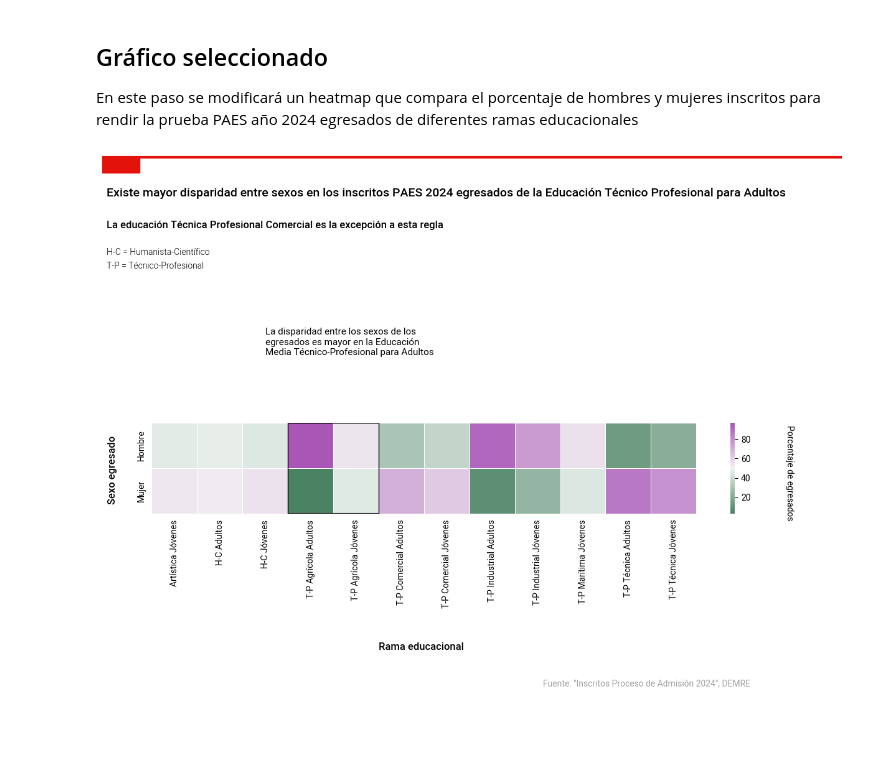
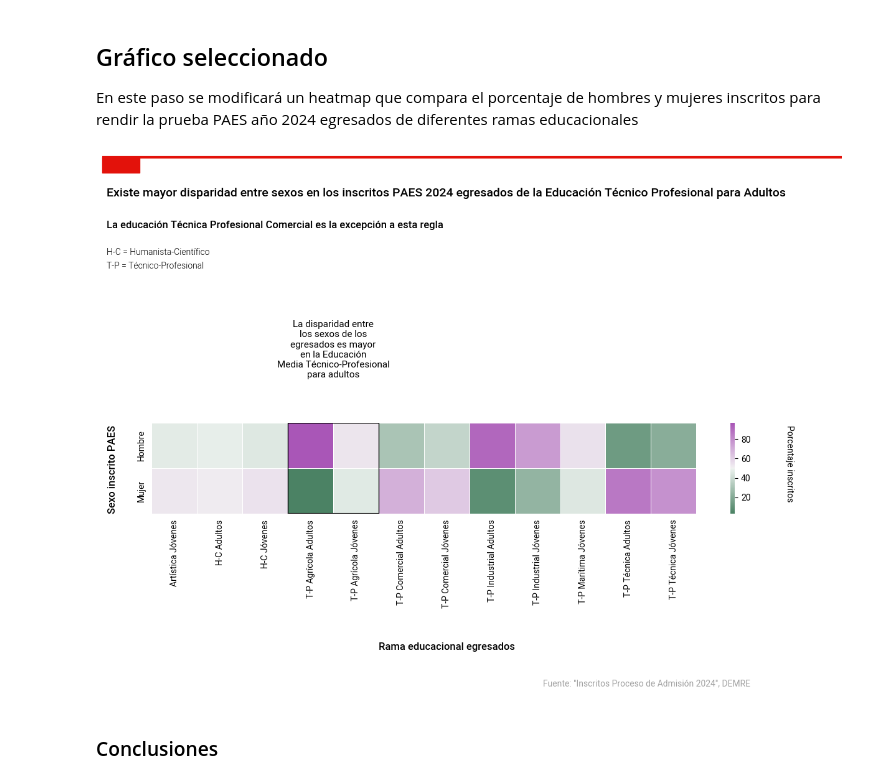
Before and after one commit to principioincertidumbre/dataviz, a Jupyter notebook: Tareas/Tarea3_SofiaVits.ipynb, the cells around one changed output. Cells and saved outputs as stored; diff of their text form; code cells hidden in the pictures; blank space fills up the shorter version.

Commit message:
Actualiza gráfico y agrega conclusiones

```diff
--- a/Tareas/Tarea3_SofiaVits.ipynb
+++ b/Tareas/Tarea3_SofiaVits.ipynb
@@ -447,35 +486,38 @@ ax.text(-1, -4.3, "La educación Técnica Profesional Comercial es la excepción
 ax.xaxis.set_ticks_position('none')
 ax.yaxis.set_ticks_position('none')
 ax.xaxis.set_label_text("")
 ax.yaxis.set_label_text("")
 
 
 fig.add_artist(lines.Line2D([0.01, 1], [1, 1], lw=3, color='#e3120b', solid_capstyle="butt"))
 fig.add_artist(patches.Rectangle((0.01, 0.975), 0.05, 0.025, color='#e3120b'))
 
 source = 'Fuente: "Inscritos Proceso de Admisión 2024", DEMRE'
 fig.text(
     0.6, 0.15, source, color="#a2a2a2",
     fontsize=10, fontfamily="Roboto"
 )
 
 ax.axhline(1.99, 0.25, 0.416, color = 'black', linewidth=0.8 )
 ax.add_patch(Rectangle((3, 0), 2, 2, fill=None, alpha=1))
 
 ax.text(-1,-3.7, 'H-C = Humanista-Científico', fontsize=10, fontweight=300)
 ax.text(-1,-3.4, 'T-P = Técnico-Profesional', fontsize=10, fontweight=300)
 
-ax.text(2.5,-1.5, 'La disparidad entre los sexos de los\negresados es mayor en la Educación\nMedia Técnico-Profesional para Adultos', fontsize=11, fontweight=400)
+ax.text(4,-1, 'La disparidad entre\nlos sexos de los\negresados es mayor\nen la Educación\nMedia Técnico-Profesional\npara adultos', fontsize=11, fontweight=400,
+        horizontalalignment='center',)
 
-ax.text(5, 5, "Rama educacional",
+ax.text(5, 5, "Rama educacional egresados",
         fontsize=12, fontweight=600, ha='left')
 
 
-plt.text(14, 0.05, 'Porcentaje de egresados', color = 'black', rotation = 90, rotation_mode = 'anchor', transform_rotates_text = True)
+plt.text(14, 0.05, 'Porcentaje inscritos', color = 'black', rotation = 90, rotation_mode = 'anchor', transform_rotates_text = True)
 
-plt.text(-0.8, 1.8, 'Sexo egresado', color = 'black', rotation = 270, rotation_mode = 'anchor', fontsize=12, fontweight=600, transform_rotates_text = True)
+plt.text(-0.8, 2, 'Sexo inscrito PAES', color = 'black', rotation = 270, rotation_mode = 'anchor', fontsize=12, fontweight=600, transform_rotates_text = True)
 
 
 plt.show()
 # %% [output]
-[figure, old version]
+[figure, new version]
+# %% [markdown]
+### Conclusiones
```
Also changed, not shown: parts of 10 cells of this notebook.
